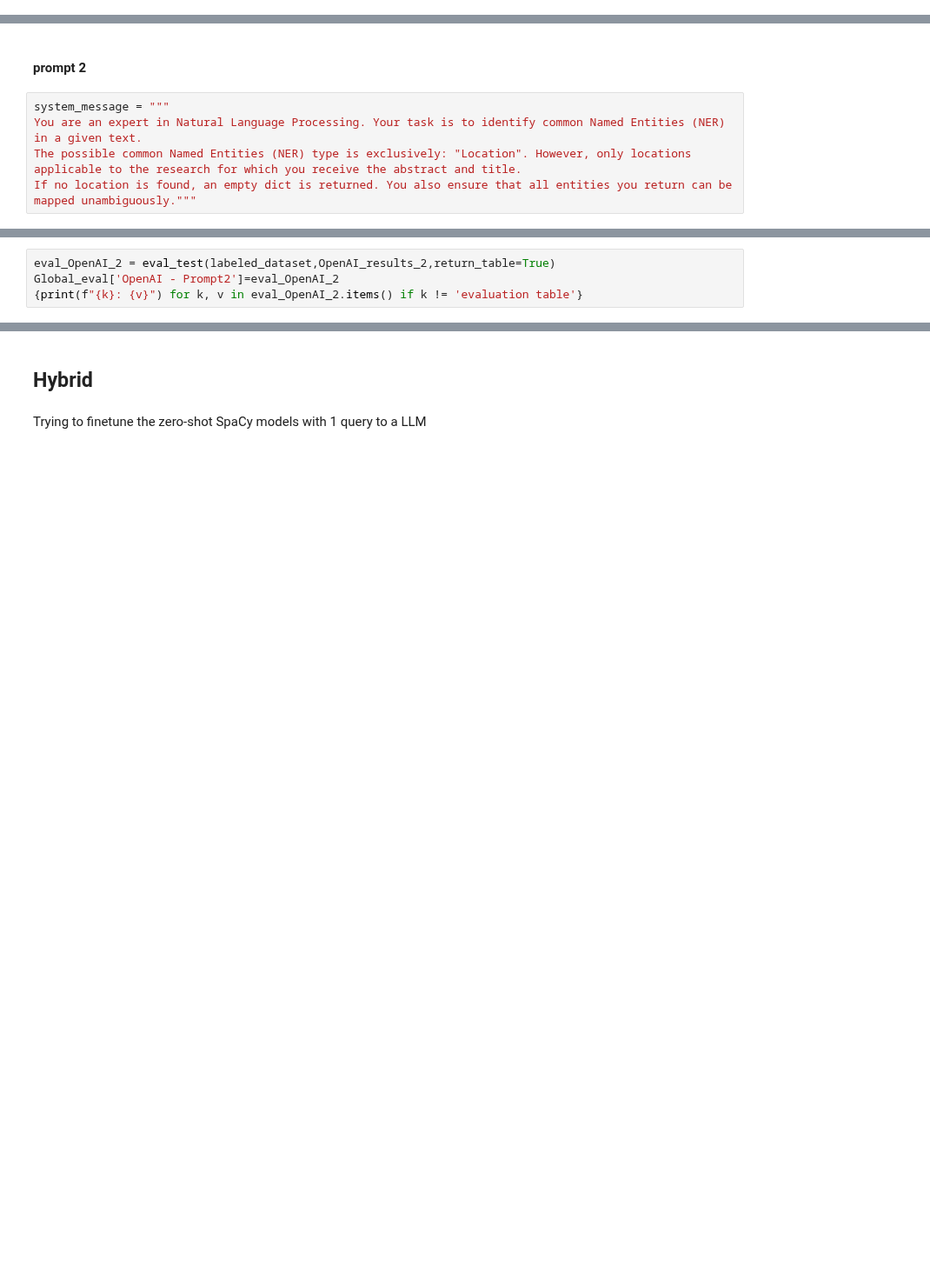
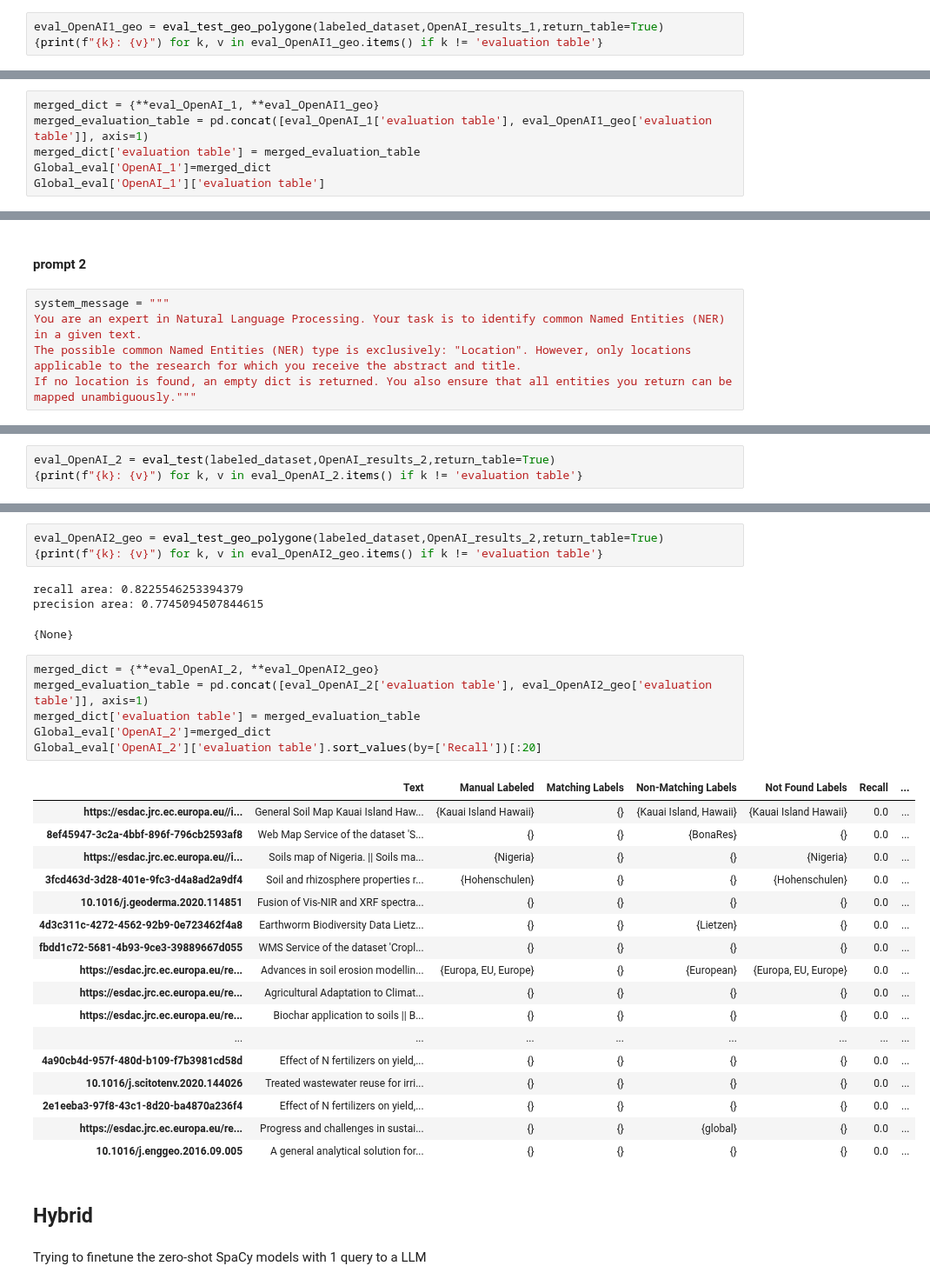
Before and after one commit to soilwise-he/metadata-augmentation, a Jupyter notebook: NER augmentation/Sandbox_Arena.ipynb, the cells around one changed output, grey strips where cells are left out. Shown at 87% size. Cells and saved outputs as stored; diff of their text form; blank space fills up the shorter version.

```diff
--- a/NER augmentation/Sandbox_Arena.ipynb
+++ b/NER augmentation/Sandbox_Arena.ipynb
@@ -341,0 +411,3 @@ eval_OpenAI_table
+# %%
+eval_OpenAI1_geo = eval_test_geo_polygone(labeled_dataset,OpenAI_results_1,return_table=True)
+{print(f"{k}: {v}") for k, v in eval_OpenAI1_geo.items() if k != 'evaluation table'}
@@ -341,0 +418,6 @@ eval_OpenAI_table
+# %%
+merged_dict = {**eval_OpenAI_1, **eval_OpenAI1_geo}
+merged_evaluation_table = pd.concat([eval_OpenAI_1['evaluation table'], eval_OpenAI1_geo['evaluation table']], axis=1)
+merged_dict['evaluation table'] = merged_evaluation_table
+Global_eval['OpenAI_1']=merged_dict
+Global_eval['OpenAI_1']['evaluation table']
@@ -372,6 +469,5 @@ for key, value in labeled_dataset.items():
  'https://esdac.jrc.ec.europa.eu//images/Eudasm/Africa/images/maps/download/afr_kekili1.jpg': {'Kilifi'}}
 # %%
 eval_OpenAI_2 = eval_test(labeled_dataset,OpenAI_results_2,return_table=True)
-Global_eval['OpenAI - Prompt2']=eval_OpenAI_2
 {print(f"{k}: {v}") for k, v in eval_OpenAI_2.items() if k != 'evaluation table'}
 # %% [output]
@@ -403,3 +478,34 @@ eval_OpenAI_table.sort_values(by=['Recall'])[:20]
+# %%
+eval_OpenAI2_geo = eval_test_geo_polygone(labeled_dataset,OpenAI_results_2,return_table=True)
+{print(f"{k}: {v}") for k, v in eval_OpenAI2_geo.items() if k != 'evaluation table'}
+# %% [output]
+recall area: 0.8225546253394379
+precision area: 0.7745094507844615
+{None}
+# %%
+merged_dict = {**eval_OpenAI_2, **eval_OpenAI2_geo}
+merged_evaluation_table = pd.concat([eval_OpenAI_2['evaluation table'], eval_OpenAI2_geo['evaluation table']], axis=1)
+merged_dict['evaluation table'] = merged_evaluation_table
+Global_eval['OpenAI_2']=merged_dict
+Global_eval['OpenAI_2']['evaluation table'].sort_values(by=['Recall'])[:20]
+# %% [output]
+|  | Text | Manual Labeled | Matching Labels | Non-Matching Labels | Not Found Labels | Recall | ... |
+| https://esdac.jrc.ec.europa.eu//i... | General Soil Map Kauai Island Haw... | {Kauai Island Hawaii} | {} | {Kauai Island, Hawaii} | {Kauai Island Hawaii} | 0.0 | ... |
+| 8ef45947-3c2a-4bbf-896f-796cb2593af8 | Web Map Service of the dataset 'S... | {} | {} | {BonaRes} | {} | 0.0 | ... |
+| https://esdac.jrc.ec.europa.eu//i... | Soils map of Nigeria. || Soils ma... | {Nigeria} | {} | {} | {Nigeria} | 0.0 | ... |
+| 3fcd463d-3d28-401e-9fc3-d4a8ad2a9df4 | Soil and rhizosphere properties r... | {Hohenschulen} | {} | {} | {Hohenschulen} | 0.0 | ... |
+| 10.1016/j.geoderma.2020.114851 | Fusion of Vis-NIR and XRF spectra... | {} | {} | {} | {} | 0.0 | ... |
+| 4d3c311c-4272-4562-92b9-0e723462f4a8 | Earthworm Biodiversity Data Lietz... | {} | {} | {Lietzen} | {} | 0.0 | ... |
+| fbdd1c72-5681-4b93-9ce3-39889667d055 | WMS Service of the dataset 'Cropl... | {} | {} | {} | {} | 0.0 | ... |
+| https://esdac.jrc.ec.europa.eu/re... | Advances in soil erosion modellin... | {Europa, EU, Europe} | {} | {European} | {Europa, EU, Europe} | 0.0 | ... |
+| https://esdac.jrc.ec.europa.eu/re... | Agricultural Adaptation to Climat... | {} | {} | {} | {} | 0.0 | ... |
+| https://esdac.jrc.ec.europa.eu/re... | Biochar application to soils || B... | {} | {} | {} | {} | 0.0 | ... |
+| ... | ... | ... | ... | ... | ... | ... | ... |
+| 4a90cb4d-957f-480d-b109-f7b3981cd58d | Effect of N fertilizers on yield,... | {} | {} | {} | {} | 0.0 | ... |
+| 10.1016/j.scitotenv.2020.144026 | Treated wastewater reuse for irri... | {} | {} | {} | {} | 0.0 | ... |
+| 2e1eeba3-97f8-43c1-8d20-ba4870a236f4 | Effect of N fertilizers on yield,... | {} | {} | {} | {} | 0.0 | ... |
+| https://esdac.jrc.ec.europa.eu/re... | Progress and challenges in sustai... | {} | {} | {global} | {} | 0.0 | ... |
+| 10.1016/j.enggeo.2016.09.005 | A general analytical solution for... | {} | {} | {} | {} | 0.0 | ... |
 # %% [markdown]
 ## Hybrid
 # %% [markdown]
```
Also changed, not shown: parts of 36 cells of this notebook, 2 other files.
